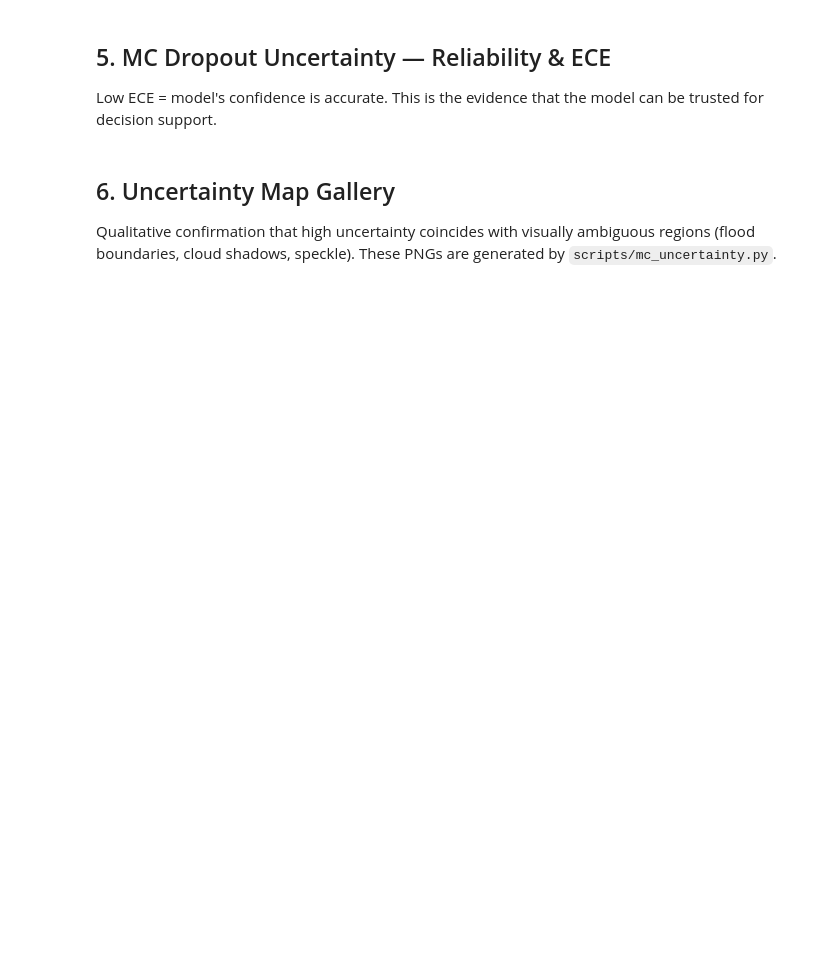
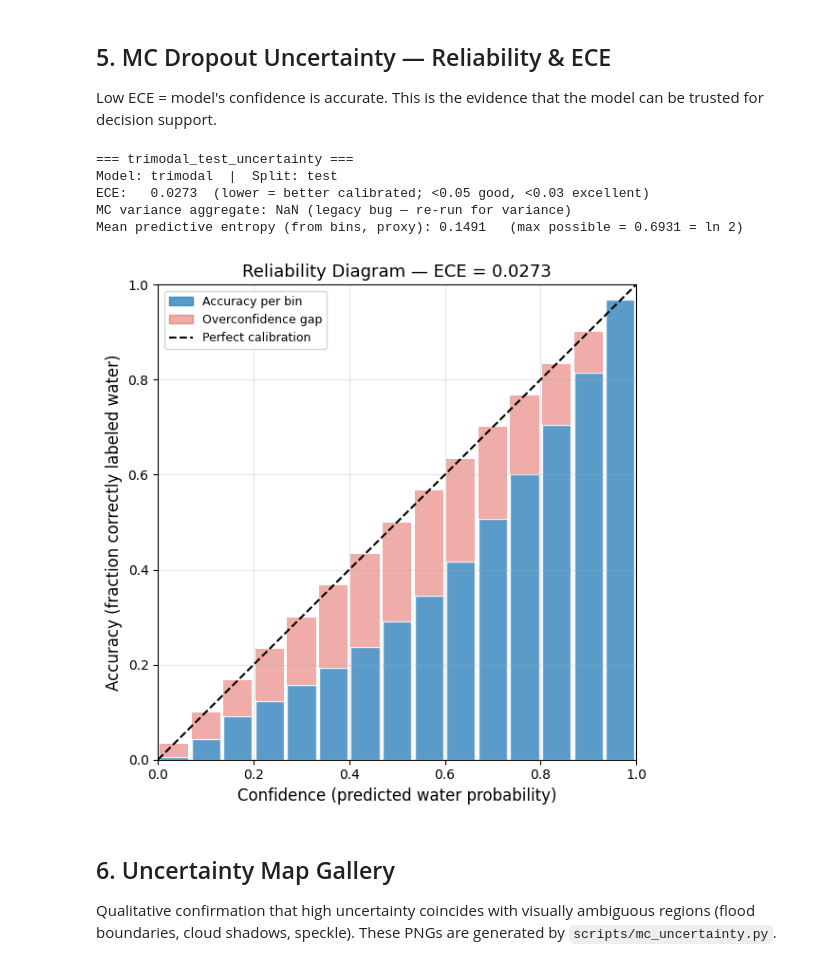
Before and after one commit to hamnahasan/ECE574_CAPSTONE, a Jupyter notebook: notebooks/05_ablation_and_uncertainty.ipynb, the cells around one changed output. Drawn from its saved outputs; the diff is of its cells as text; code cells hidden in the pictures; blank space fills up the shorter version.

```diff
--- a/notebooks/05_ablation_and_uncertainty.ipynb
+++ b/notebooks/05_ablation_and_uncertainty.ipynb
@@ -204,22 +259,47 @@ Low ECE = model's confidence is accurate. This is the evidence that
 the model can be trusted for decision support.
 # %%
 from src.utils.uncertainty import reliability_diagram
+import math
 
 unc_files = list(LOGS_DIR.glob('*_uncertainty.json'))
 if not unc_files:
     print('No uncertainty results yet — run slurm/mc_uncertainty.sbatch on Isaac first.')
 else:
     for f in unc_files:
         with open(f) as fp:
             u = json.load(fp)
         print(f"\n=== {f.stem} ===")
         print(f"Model: {u['model']}  |  Split: {u['split']}")
-        print(f"ECE:   {u['ece']:.4f}  (lower = better calibrated)")
-        print(f"Mean predictive uncertainty: {u['mean_uncertainty']:.4f}")
+        print(f"ECE:   {u['ece']:.4f}  (lower = better calibrated; <0.05 good, <0.03 excellent)")
 
+        # mean_uncertainty (variance across MC samples) may be NaN on older runs
+        # where a chip had all-nodata labels. Bug fixed in src/utils/uncertainty.py.
+        # Fall back to bin-weighted mean predictive entropy as a valid proxy.
+        mu = u.get('mean_uncertainty', float('nan'))
+        if isinstance(mu, float) and math.isnan(mu):
+            counts = np.array(u['bins']['count'], dtype=float)
+            confs  = np.array(u['bins']['confidence'], dtype=float)
+            eps = 1e-12
+            p = np.clip(confs, eps, 1 - eps)
+            entropy_per_bin = -(p * np.log(p) + (1 - p) * np.log(1 - p))
+            mean_entropy = float(np.sum(counts * entropy_per_bin) / np.sum(counts))
+            print(f"MC variance aggregate: NaN (legacy bug — re-run for variance)")
+            print(f"Mean predictive entropy (from bins, proxy): {mean_entropy:.4f} "
+                  f"  (max possible = 0.6931 = ln 2)")
+        else:
+            print(f"Mean predictive uncertainty (MC variance): {mu:.4f}")
+
+        # Reliability diagram
         fig = reliability_diagram(u['bins'], u['ece'],
                                   save_path=FIG_DIR / f"reliability_{u['model']}_{u['split']}.png")
         plt.show()
+# %% [output]
+=== trimodal_test_uncertainty ===
+Model: trimodal  |  Split: test
+ECE:   0.0273  (lower = better calibrated; <0.05 good, <0.03 excellent)
+MC variance aggregate: NaN (legacy bug — re-run for variance)
+Mean predictive entropy (from bins, proxy): 0.1491   (max possible = 0.6931 = ln 2)
+[figure, added]
 # %% [markdown]
 ## 6. Uncertainty Map Gallery
 
```
Also changed, not shown: parts of 9 cells of this notebook, 18 other files.
